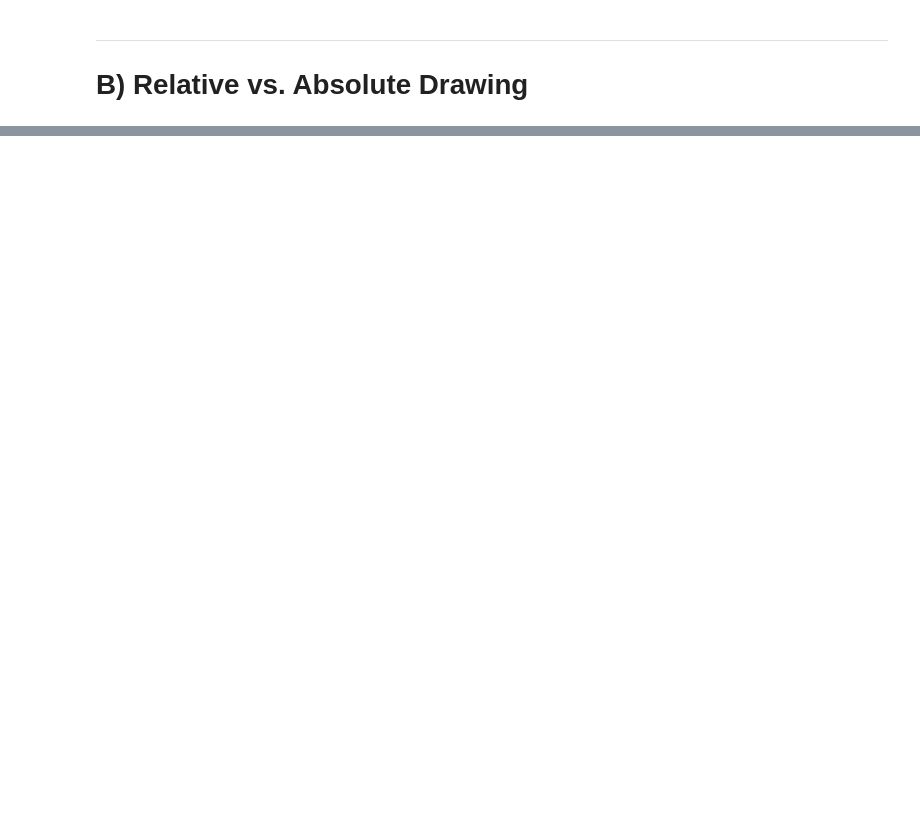
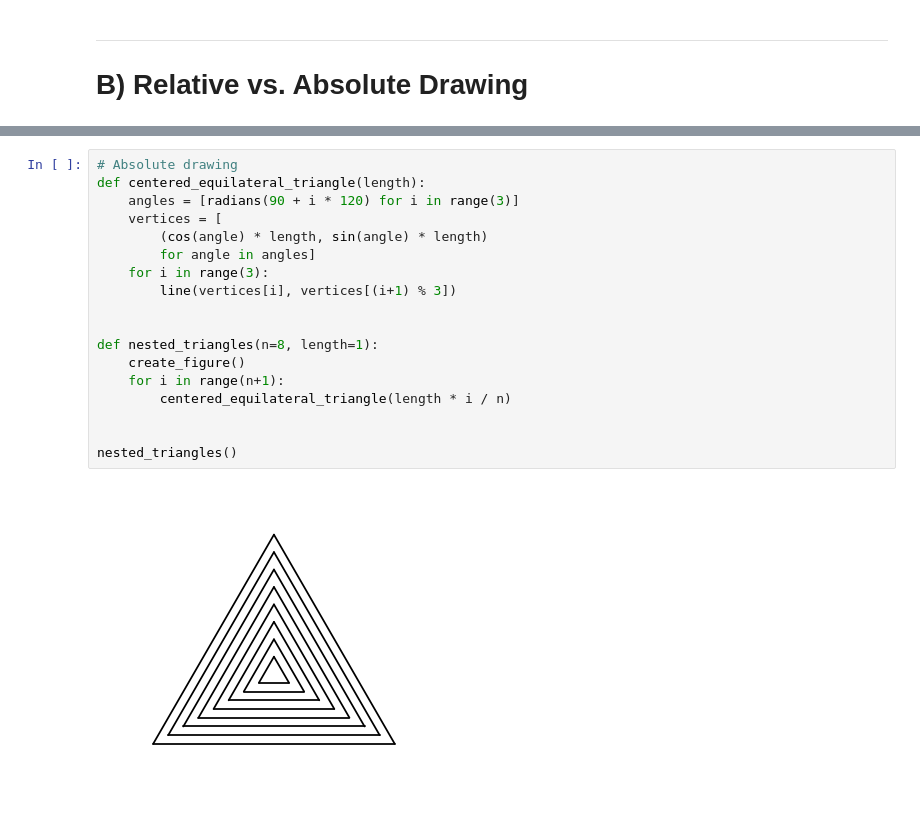
Before and after one commit to effa/iv122, a Jupyter notebook: 03-geometry.ipynb, the cells around one changed output, grey strips where cells are left out. Drawn from its saved outputs; the diff is of its cells as text; blank space fills up the shorter version.

```diff
--- a/03-geometry.ipynb
+++ b/03-geometry.ipynb
@@ -162,0 +172,20 @@ nested_squares(3)
+# %%
+# Absolute drawing
+def centered_equilateral_triangle(length):
+    angles = [radians(90 + i * 120) for i in range(3)]
+    vertices = [
+        (cos(angle) * length, sin(angle) * length)
+        for angle in angles]
+    for i in range(3):
+        line(vertices[i], vertices[(i+1) % 3])
+
+
+def nested_triangles(n=8, length=1):
+    create_figure()
+    for i in range(n+1):
+        centered_equilateral_triangle(length * i / n)
+
+
+nested_triangles()
+# %% [output]
+[figure, added]
```
Also changed, not shown: parts of 12 cells of this notebook.
